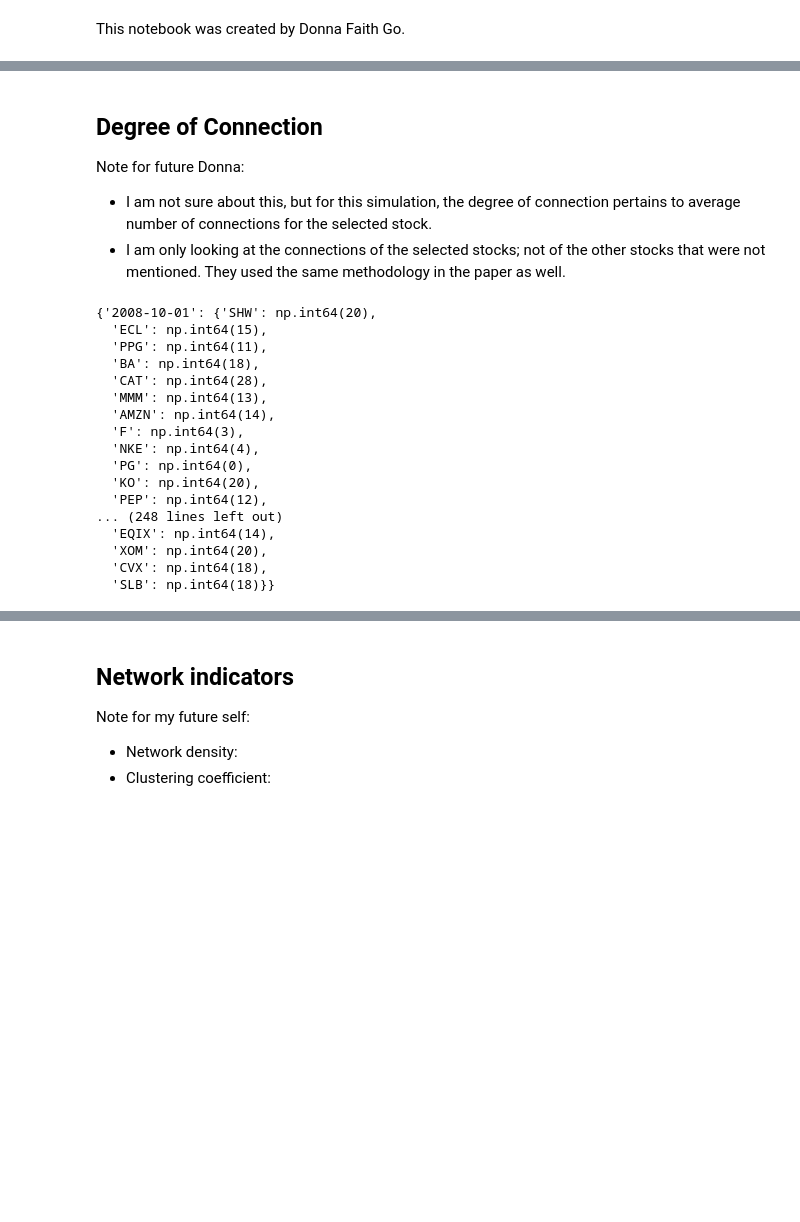
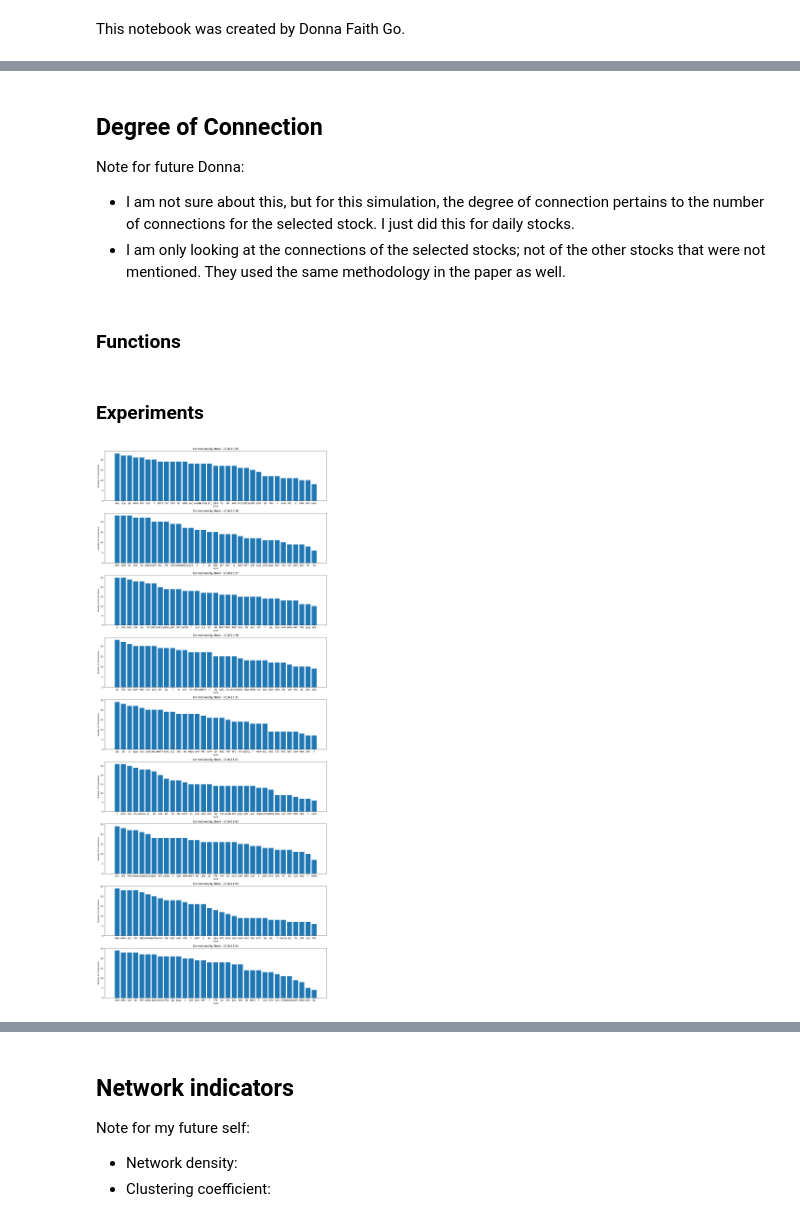
Before and after one commit to donnafaithhh/LP-Norms-and-Volatility, a Jupyter notebook: graph neural network/04 Clusters.ipynb, the cells around one changed output, grey strips where cells are left out. Cells and saved outputs as stored; diff of their text form; code cells hidden in the pictures; blank space fills up the shorter version.

```diff
--- a/graph neural network/04 Clusters.ipynb
+++ b/graph neural network/04 Clusters.ipynb
@@ -41,8 +44,10 @@ selected_stocks = [
 # %% [markdown]
 ## Degree of Connection
 Note for future Donna:
-- I am not sure about this, but for this simulation, the degree of connection pertains to average number of connections for the selected stock.
+- I am not sure about this, but for this simulation, the degree of connection pertains to the number of connections for the selected stock. I just did this for daily stocks.
 - I am only looking at the connections of the selected stocks; not of the other stocks that were not mentioned. They used the same methodology in the paper as well.
+# %% [markdown]
+### Functions
 # %%
 def get_dataframe(date, folder_name):
     """
@@ -95,41 +100,57 @@ def get_predicted_connection(start_date, end_date, selected_stocks):
     from the TGCN model.
     """
 
+    # load TGCN model
+    model = torch.load('best_tgcn_weights.pth')
+    model.eval()
+
     return
 
-def plot_degree_connection(mode="both"):
+def plot_degree_connection(start_date, end_date, directory, selected_stocks, mode="both"):
     # choose which one to plot
     if mode == "actual":
-        abc123
+        # get connection
+        actual_connections = get_actual_connection(start_date=start_date,
+                                                   end_date=end_date,
+                                                   directory = directory,
+                                                   selected_stocks=selected_stocks)
+        # turn to dataframe
+        df = pd.DataFrame(actual_connections).T
+        df = df.apply(pd.to_numeric)
+        df.index = pd.to_datetime(df.index)
+        df = df.sort_index()
+
+        # plotting
+        fig, axes = plt.subplots(nrows=len(df), ncols=1, figsize=(15, 4*len(df)))
+        if len(df) == 1:
+            axes = [axes]
+
+        for idx, (date, row) in enumerate(df.iterrows()):
+            sorted_row = row.sort_values(ascending=False)
+            axes[idx].bar(sorted_row.index, sorted_row.values)
+            axes[idx].set_title(f'Connections by Stock - {date.strftime("%Y-%m-%d")}')
+            axes[idx].set_xlabel('Stock', fontsize=9)
+            axes[idx].set_ylabel('Number of Connections', fontsize=9)
+
+        plt.tight_layout()
+        plt.show()
+
     elif mode == "predicted":
-        abc123
+        pass
     elif mode == "both":
-        abc123
+        pass
 
     return
+# %% [markdown]
+### Experiments
 # %%
 # global financial crisis
-get_actual_connection(start_date='2008-10-01',
-                      end_date='2008-10-10',
+plot_degree_connection(start_date='2016-10-25',
+                      end_date='2016-11-04',
                       directory = "adjacency matrices 2",
-                      selected_stocks=selected_stocks)
+                      selected_stocks=selected_stocks,
+                      mode="actual")
 # %% [output]
-{'2008-10-01': {'SHW': np.int64(20),
-  'ECL': np.int64(15),
-  'PPG': np.int64(11),
-  'BA': np.int64(18),
-  'CAT': np.int64(28),
-  'MMM': np.int64(13),
-  'AMZN': np.int64(14),
-  'F': np.int64(3),
-  'NKE': np.int64(4),
-  'PG': np.int64(0),
-  'KO': np.int64(20),
-  'PEP': np.int64(12),
-... (248 lines left out)
-  'EQIX': np.int64(14),
-  'XOM': np.int64(20),
-  'CVX': np.int64(18),
-  'SLB': np.int64(18)}}
+[figure, added]
 # %%
 # 2016 presidential election
```
Also changed, not shown: parts of 10 cells of this notebook.
